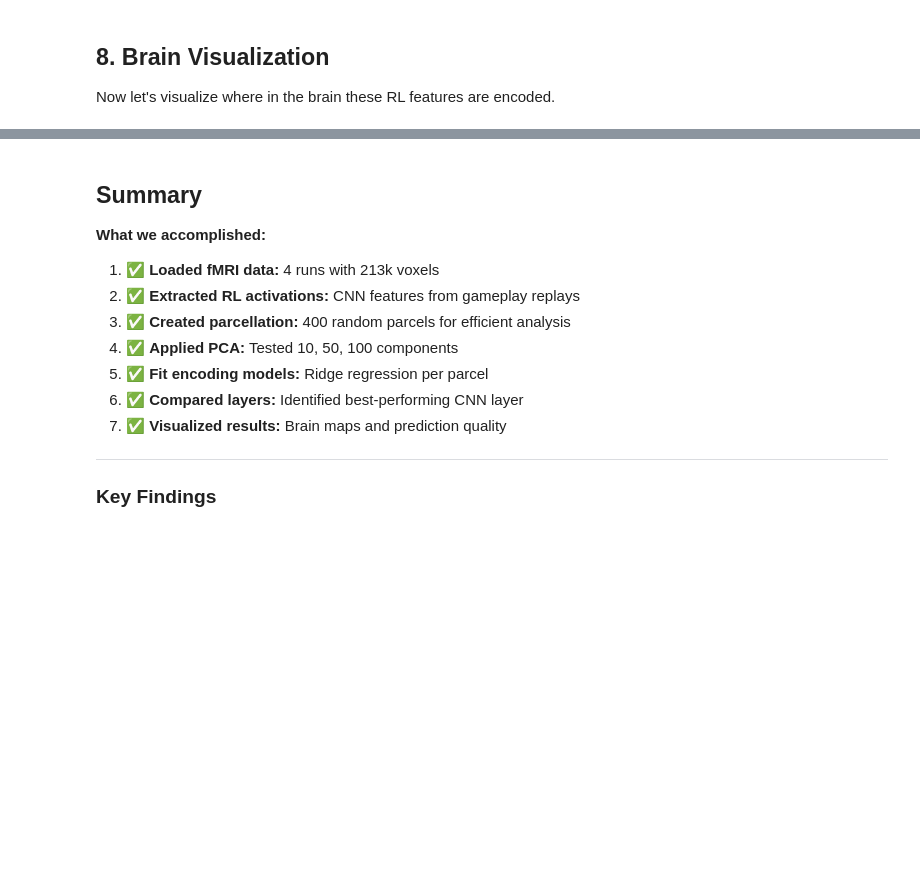
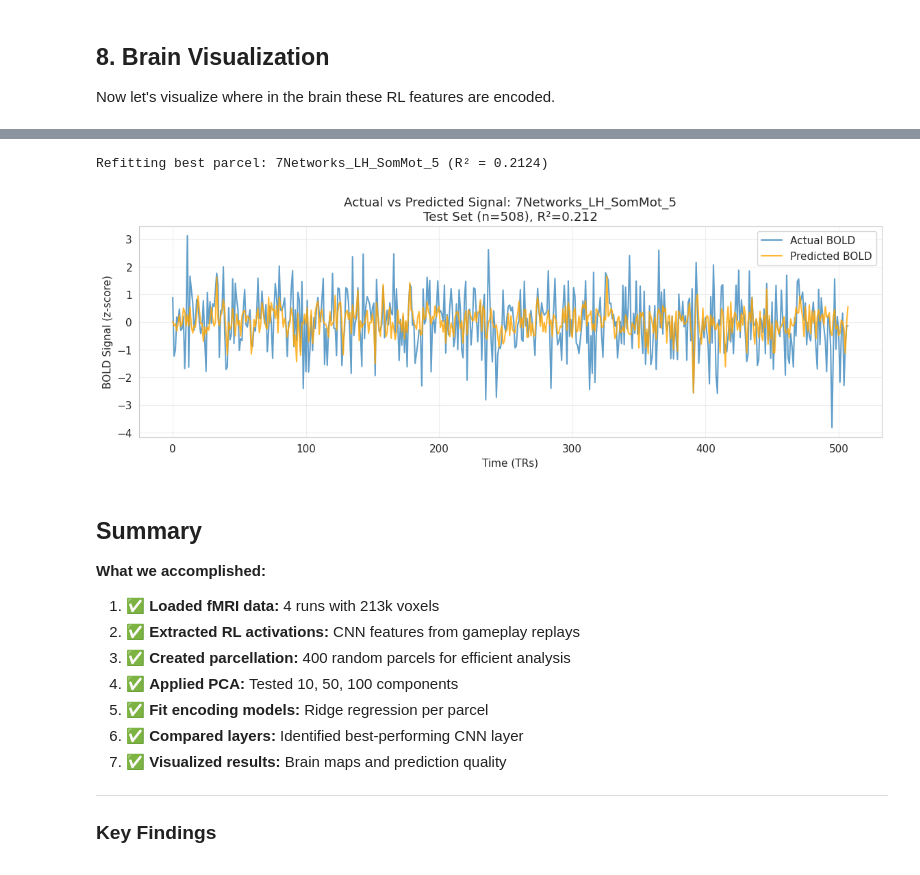
Before and after one commit to courtois-neuromod/mario.tutorials, a Jupyter notebook: notebooks/03_brain_encoding.ipynb, the cells around one changed output, grey strips where cells are left out. Cells and saved outputs as stored; diff of their text form; code cells hidden in the pictures; blank space fills up the shorter version.

```diff
--- a/notebooks/03_brain_encoding.ipynb
+++ b/notebooks/03_brain_encoding.ipynb
@@ -525,23 +571,26 @@ plt.show()
 # %%
 from visualization import visualize_best_parcel_prediction
 
 # Reconstruct PCA activations for visualization
 pca_activations = {
     layer: res['data']
     for layer, res in all_pca_results[best_n_comp].items()
 }
 
 # Visualize actual vs predicted signal for best parcel
 fig_trace = visualize_best_parcel_prediction(
     pca_activations,
     parcel_bold,
-    atlas_schaefer,
+    atlas,  # Using the Schaefer atlas we loaded earlier
     train_indices,
     test_indices,
     best_layer,
     all_encoding_results[best_n_comp]
 )
 plt.show()
+# %% [output]
+Refitting best parcel: 7Networks_LH_SomMot_5 (R² = 0.2124)
+[figure, added]
 # %% [markdown]
 ## Summary
 
```
Also changed, not shown: parts of 12 cells of this notebook, 2 other files.
